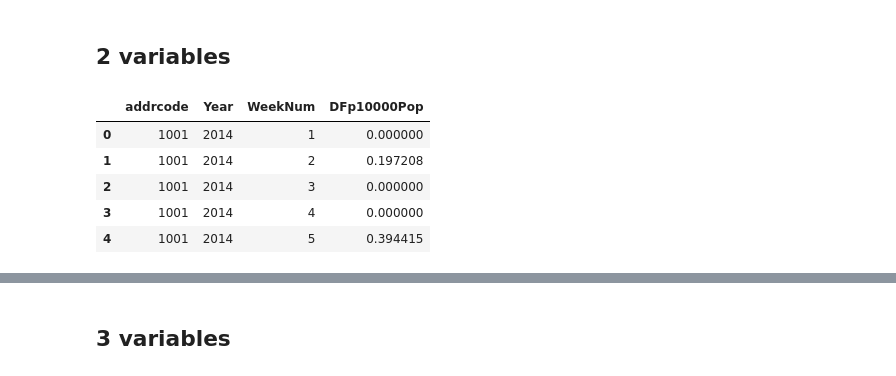
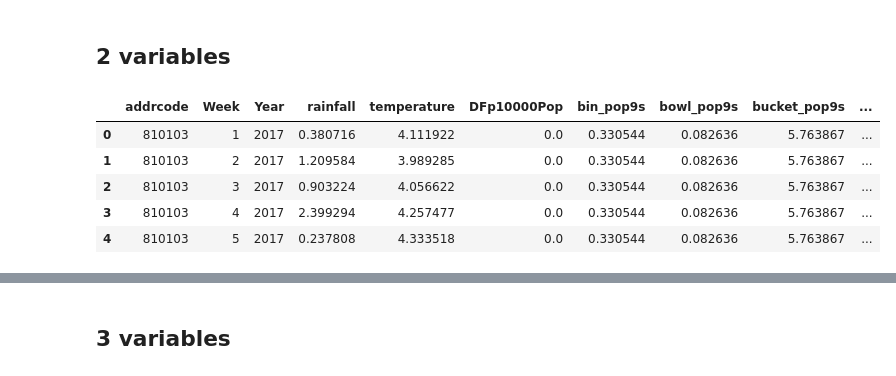
Before and after one commit to boonpakornn/dengue_data_statistic, a Jupyter notebook: MovingAVG_dengue.ipynb, the cells around one changed output, grey strips where cells are left out. Cells and saved outputs as stored; diff of their text form; code cells hidden in the pictures.

```diff
--- a/MovingAVG_dengue.ipynb
+++ b/MovingAVG_dengue.ipynb
@@ -8,16 +8,18 @@ import os
 # %% [markdown]
 ## 2 variables
 # %%
-df_dengue = pd.read_csv(os.path.join('Data','Dengue-cases','Dengue fever data','Manipulated','District','DF_10000Population_dist_details.csv'))
-df_dengue = df_dengue.drop(['Unnamed: 0','NumberCases','population'], axis = 1)
+df_dengue = pd.read_csv(os.path.join('Data','Modeling','Training&Testing','Krabi','Original','test_krabi_subdist_total.csv'))
+df_dengue = df_dengue.drop('Unnamed: 0', axis = 1)
+df_dengue['addrcode'] = df_dengue['addrcode'].astype(str)
+df_dengue['Year'] = df_dengue['Year'].astype(str)
 df_dengue.head()
 # %% [output]
-|  | addrcode | Year | WeekNum | DFp10000Pop |
-| 0 | 1001 | 2014 | 1 | 0.000000 |
-| 1 | 1001 | 2014 | 2 | 0.197208 |
-| 2 | 1001 | 2014 | 3 | 0.000000 |
-| 3 | 1001 | 2014 | 4 | 0.000000 |
-| 4 | 1001 | 2014 | 5 | 0.394415 |
+|  | addrcode | Week | Year | rainfall | temperature | DFp10000Pop | bin_pop9s | bowl_pop9s | bucket_pop9s | ... |
+| 0 | 810103 | 1 | 2017 | 0.380716 | 4.111922 | 0.0 | 0.330544 | 0.082636 | 5.763867 | ... |
+| 1 | 810103 | 2 | 2017 | 1.209584 | 3.989285 | 0.0 | 0.330544 | 0.082636 | 5.763867 | ... |
+| 2 | 810103 | 3 | 2017 | 0.903224 | 4.056622 | 0.0 | 0.330544 | 0.082636 | 5.763867 | ... |
+| 3 | 810103 | 4 | 2017 | 2.399294 | 4.257477 | 0.0 | 0.330544 | 0.082636 | 5.763867 | ... |
+| 4 | 810103 | 5 | 2017 | 0.237808 | 4.333518 | 0.0 | 0.330544 | 0.082636 | 5.763867 | ... |
 # %%
 movavg = []
 movavg.append(df_dengue['DFp10000Pop'][0])
```
Also changed, not shown: parts of 19 cells of this notebook, 6 other files.
